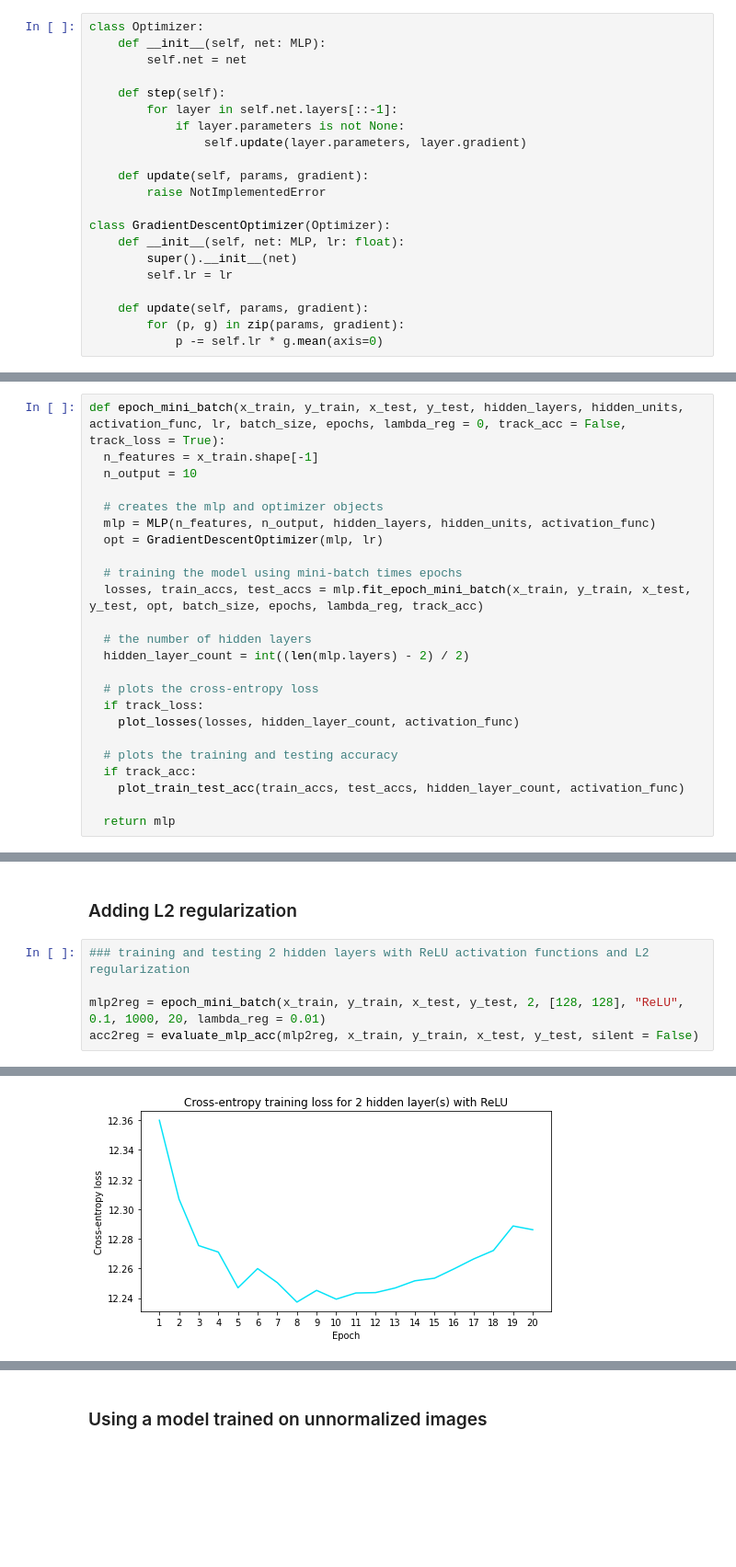
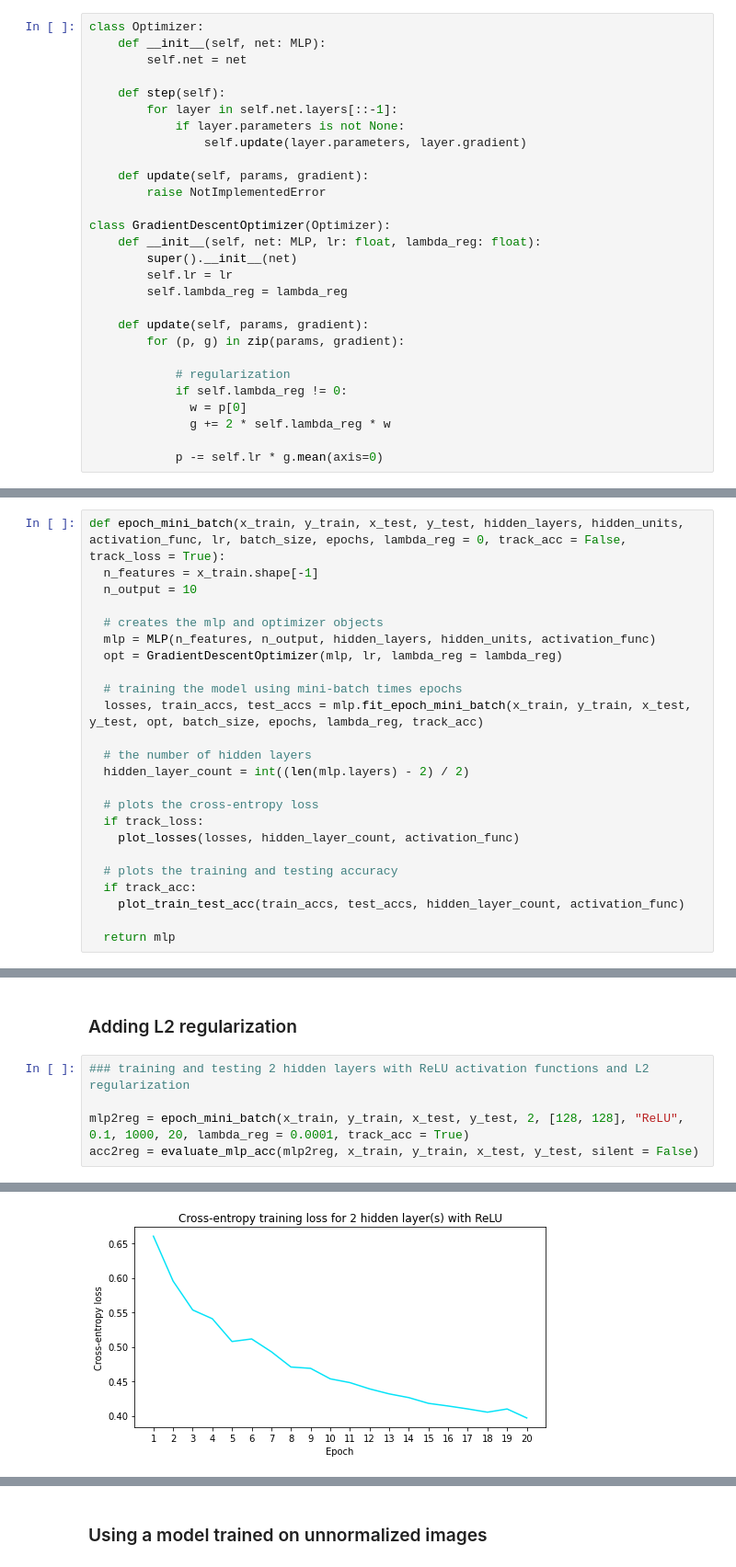
Before and after one commit to faithrts/ML-Intro, a Jupyter notebook: A3_Draft.ipynb, the cells around one changed output, grey strips where cells are left out. Shown: that part at 92% size. Saved outputs shown, nothing was run; the diff lists cells and outputs as text; blank space fills up the shorter version.

```diff
--- a/A3_Draft.ipynb
+++ b/A3_Draft.ipynb
@@ -612,12 +612,19 @@ class Optimizer:
         raise NotImplementedError
 
 class GradientDescentOptimizer(Optimizer):
-    def __init__(self, net: MLP, lr: float):
+    def __init__(self, net: MLP, lr: float, lambda_reg: float):
         super().__init__(net)
         self.lr = lr
+        self.lambda_reg = lambda_reg
 
     def update(self, params, gradient):
         for (p, g) in zip(params, gradient):
+
+            # regularization
+            if self.lambda_reg != 0:
+              w = p[0]
+              g += 2 * self.lambda_reg * w
+
             p -= self.lr * g.mean(axis=0)
 # %% [markdown]
 # Running experiments
@@ -721,7 +728,7 @@ def epoch_mini_batch(x_train, y_train, x_test, y_test, hidden_layers, hidden_uni
 
   # creates the mlp and optimizer objects
   mlp = MLP(n_features, n_output, hidden_layers, hidden_units, activation_func)
-  opt = GradientDescentOptimizer(mlp, lr)
+  opt = GradientDescentOptimizer(mlp, lr, lambda_reg = lambda_reg)
 
   # training the model using mini-batch times epochs
   losses, train_accs, test_accs = mlp.fit_epoch_mini_batch(x_train, y_train, x_test, y_test, opt, batch_size, epochs, lambda_reg, track_acc)
@@ -1159,6 +1168,6 @@ The accuracy of the model on the testing data: 86.51%
 # %%
 ### training and testing 2 hidden layers with ReLU activation functions and L2 regularization
 
-mlp2reg = epoch_mini_batch(x_train, y_train, x_test, y_test, 2, [128, 128], "ReLU", 0.1, 1000, 20, lambda_reg = 0.01)
+mlp2reg = epoch_mini_batch(x_train, y_train, x_test, y_test, 2, [128, 128], "ReLU", 0.1, 1000, 20, lambda_reg = 0.0001, track_acc = True)
 acc2reg = evaluate_mlp_acc(mlp2reg, x_train, y_train, x_test, y_test, silent = False)
 # %% [output]
@@ -1167 +1176 @@ The accuracy of the model on the testing data: 86.53%
-[figure, old version]
+[figure, new version]
```
Also changed, not shown: parts of 3 cells of this notebook.
